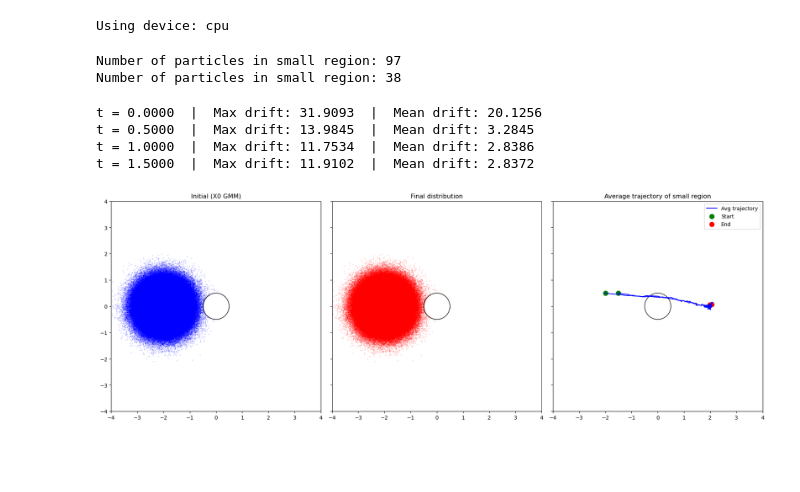
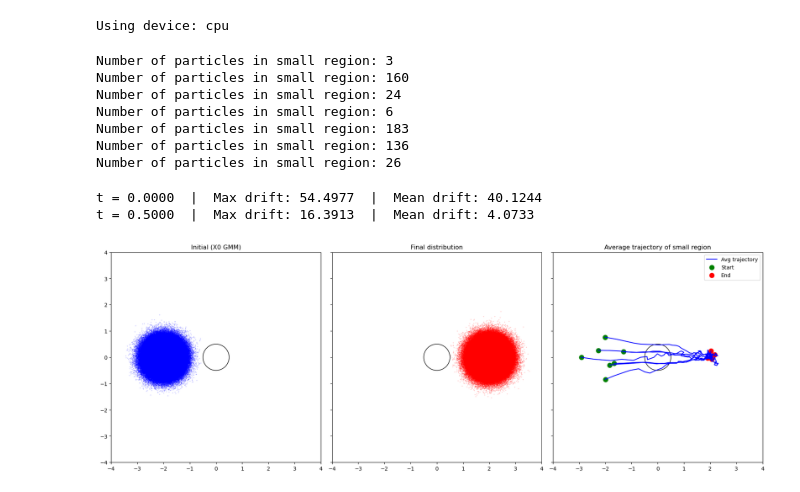
Before and after one commit to KlaasWillems/MLSPointSetRegistration, a Jupyter notebook: python/simulations/GaussianAcrossCylinder/GaussianAcrossCylinder.ipynb, the cells around one changed output. Cells and saved outputs as stored; diff of their text form; code cells hidden in the pictures; blank space fills up the shorter version.

Commit message:
Changed parameters and saved paths

```diff
--- a/python/simulations/GaussianAcrossCylinder/GaussianAcrossCylinder.ipynb
+++ b/python/simulations/GaussianAcrossCylinder/GaussianAcrossCylinder.ipynb
@@ -15,24 +15,25 @@ Using device: cpu
 # ─── Parameters ────────────────────────────────────────────────
 R = .5                     # Circle radius
 dt = 1.e-2             # Time step
-num_steps = 200           # Total steps
+num_steps = 70           # Total steps
 T = num_steps * dt          # Total time
 num_particles = 10**6       # Reduced for performance
-small_region_centers = torch.tensor([[-2., 0.5], [-1.5, 0.5]], device=device)
 small_region_radius = 0.008  # Increased radius
+
+x0 = [-2.9125, -2.2692,-2.0046,-2.0015,-1.8331,-1.6620,-1.3022]
+y0 = [0, 0.2626, 0.7645, -0.8412, -0.2946, -0.2332, 0.2094]
+small_region_centers = torch.tensor(list(zip(x0, y0)), device=device)
-# %% [output]
-Number of particles in small region: 97
-Number of particles in small region: 38
 # %%
 # ─── GMM for X0 (initial distribution) ─────────────────────────
+std0 = math.sqrt(0.1)
 weightsX0 = torch.tensor([1.0], device=device)
 mu_X0 = torch.tensor([[-2.,0.]], device=device)
-covariances_X0 = torch.tensor([[[0.2,0.],[0.,0.2]]], device=device)
+covariances_X0 = torch.tensor([[[std0**2,0.],[0.,std0**2]]], device=device)
 
 # ─── GMM for Xinf (final/target distribution) ──────────────────
 weightsXinf = torch.tensor([1.0], device=device)
 mu_Xinf = torch.tensor([[2.,0.]], device=device)
-covariances_Xinf = torch.tensor([[[0.2,0.],[0.,0.2]]], device=device)
+covariances_Xinf = torch.tensor([[[std0**2,0.],[0.,std0**2]]], device=device)
 
 # ─── Precompute Cholesky (on CPU → move to device) ─────────────
 scale_tril_0 = torch.linalg.cholesky(covariances_X0.cpu())
@@ -58,7 +59,7 @@ if inside.any():
     positions[inside] = R * positions[inside] / norms[inside].unsqueeze(1)
 
 # Select particles in the small region
-centers = small_region_centers.size(1)
+centers = small_region_centers.size(0)
 masks = torch.empty((num_particles, centers), dtype=torch.bool, device=device)
 for center in range(centers):
     distances = torch.norm(positions - small_region_centers[center, :], dim=1)
@@ -75,47 +76,51 @@ initial_positions = positions.clone().cpu().numpy()
 avg_positions = []
 avg_pos = (masks.float().T @ positions) / masks.float().sum(dim=0).clamp(min=1).unsqueeze(1)
 avg_positions.append(avg_pos)
+# %% [output]
+Number of particles in small region: 3
+Number of particles in small region: 160
+Number of particles in small region: 24
+Number of particles in small region: 6
+Number of particles in small region: 183
+Number of particles in small region: 136
+Number of particles in small region: 26
 # %%
 simParams = SimulationParameters(dt, num_steps, weightsXinf, mu_Xinf, inv_covariances_T, det_T, R)
-final_positions, big_tensor = doSimulation(positions, masks, avg_positions, simParams, device)
+final_positions, avg_paths = doSimulation(positions, masks, avg_positions, simParams, device)
+
+scipy.io.savemat("data/avgPaths.mat", {"avg_paths": avg_paths.cpu().numpy()})
 # %% [output]
-t = 0.0000  |  Max drift: 31.9093  |  Mean drift: 20.1256
-t = 0.5000  |  Max drift: 13.9845  |  Mean drift: 3.2845
-t = 1.0000  |  Max drift: 11.7534  |  Mean drift: 2.8386
-t = 1.5000  |  Max drift: 11.9102  |  Mean drift: 2.8372
+t = 0.0000  |  Max drift: 54.4977  |  Mean drift: 40.1244
+t = 0.5000  |  Max drift: 16.3913  |  Mean drift: 4.0733
 # %%
-
-final_positions = positions.cpu().numpy()
-big_tensor = torch.stack(avg_positions)
-
 # ─── Plotting ──────────────────────────────────────────────────
 fig, axes = plt.subplots(1, 3, figsize=(18, 6), sharex=True, sharey=True)
 
 for ax in axes:
     ax.set_aspect('equal', adjustable='box')
     ax.set_xlim(-4., 4.)
     ax.set_ylim(-4., 4.)
 
 # Initial
 axes[0].scatter(initial_positions[:,0], initial_positions[:,1], s=0.1, alpha=0.5, color='blue')
 axes[0].set_title('Initial (X0 GMM)')
 axes[0].add_patch(plt.Circle((0,0), R, color='black', fill=False))
 
 # Final
 axes[1].scatter(final_positions[:,0], final_positions[:,1], s=0.1, alpha=0.5, color='red')
 axes[1].set_title('Final distribution')
 axes[1].add_patch(plt.Circle((0,0), R, color='black', fill=False))
 
 # Trajectory
 for center in range(centers):
-    axes[2].plot(big_tensor[:, center, 0], big_tensor[:, center, 1], 'b-', lw=1.5, label='Avg trajectory' if center == 0 else None)
-    axes[2].scatter(big_tensor[0, center, 0], big_tensor[0, center, 1], color='green', s=80, label='Start'  if center == 0 else None)
-    axes[2].scatter(big_tensor[-1, center, 0], big_tensor[-1, center, 1], color='red', s=80, label='End'  if center == 0 else None)
+    axes[2].plot(avg_paths[:, center, 0], avg_paths[:, center, 1], 'b-', lw=1.5, label='Avg trajectory' if center == 0 else None)
+    axes[2].scatter(avg_paths[0, center, 0], avg_paths[0, center, 1], color='green', s=80, label='Start'  if center == 0 else None)
+    axes[2].scatter(avg_paths[-1, center, 0], avg_paths[-1, center, 1], color='red', s=80, label='End'  if center == 0 else None)
 axes[2].add_patch(plt.Circle((0,0), R, color='black', fill=False))
 axes[2].set_title('Average trajectory of small region')
 axes[2].legend()
 
 plt.tight_layout()
 plt.show()
 # %% [output]
-[figure, old version]
+[figure, new version]
```
Also changed, not shown: parts of 1 cell of this notebook.
